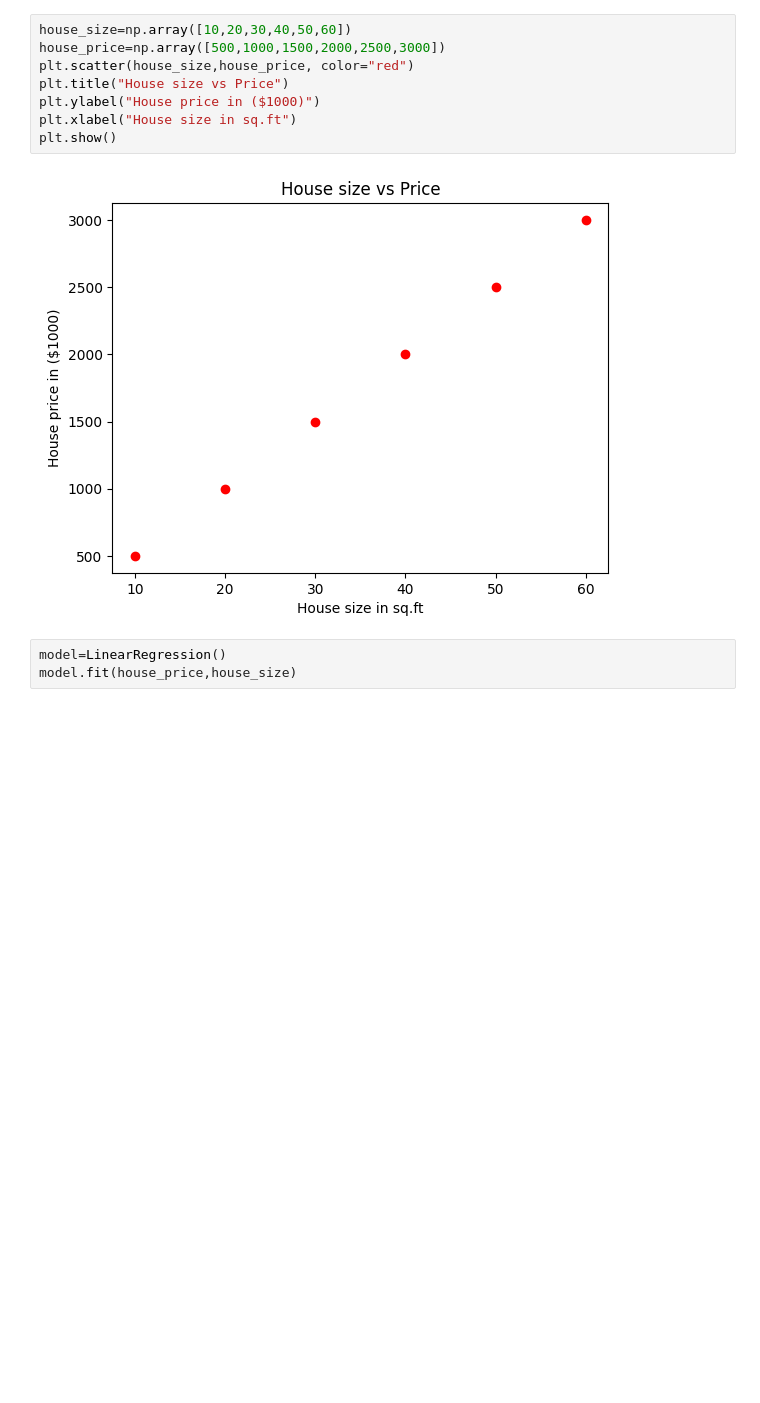
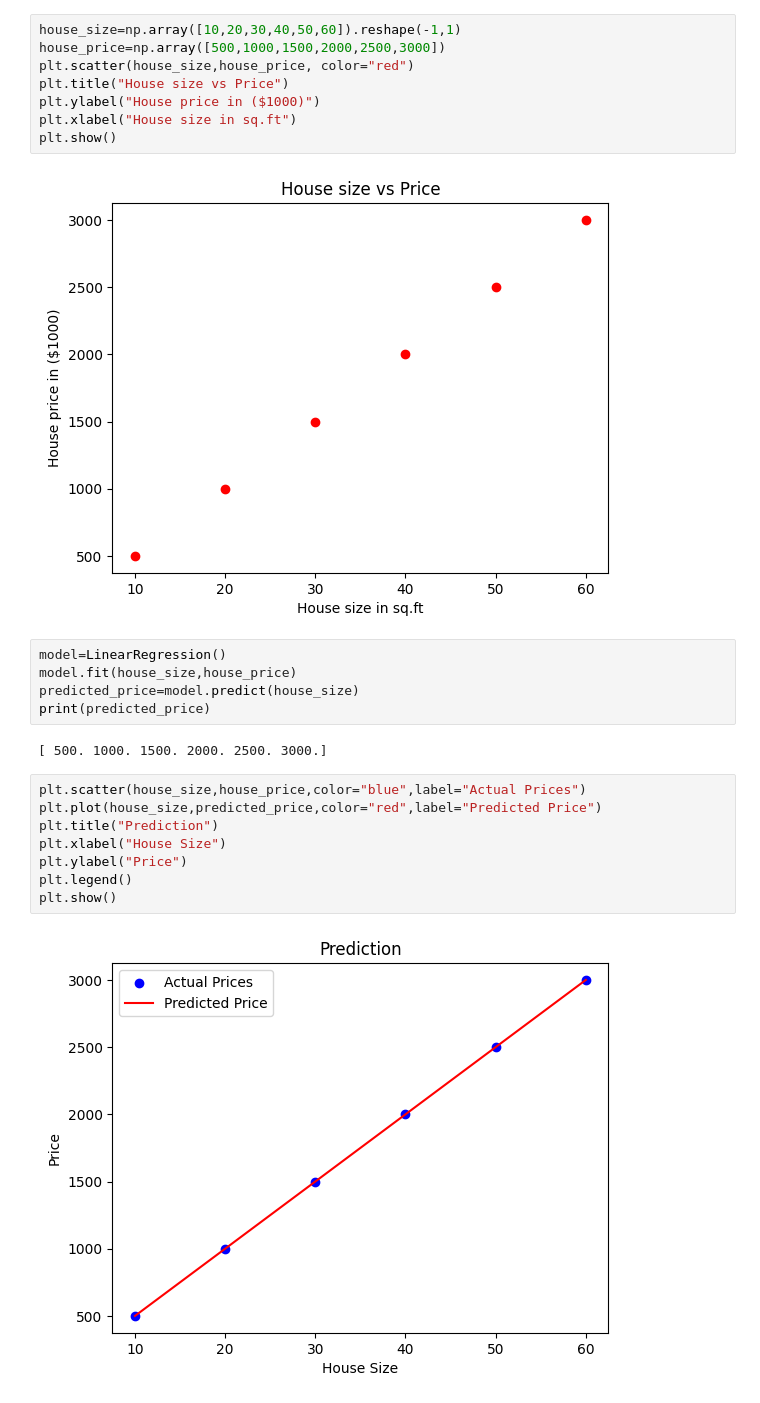
Before and after one commit to DeMoN-7/Pattern-Recognition, a Jupyter notebook: Lab Experiments/exp2/linear_regression.ipynb, the cells around one changed output. Saved outputs shown, nothing was run; the diff lists cells and outputs as text; blank space fills up the shorter version.

```diff
--- a/Lab Experiments/exp2/linear_regression.ipynb
+++ b/Lab Experiments/exp2/linear_regression.ipynb
@@ -8,7 +8,7 @@ import pandas as pd
 import matplotlib.pyplot as plt
 from sklearn.linear_model import LinearRegression
 # %%
-house_size=np.array([10,20,30,40,50,60])
+house_size=np.array([10,20,30,40,50,60]).reshape(-1,1)
 house_price=np.array([500,1000,1500,2000,2500,3000])
 plt.scatter(house_size,house_price, color="red")
 plt.title("House size vs Price")
@@ -19,4 +19,18 @@ plt.show()
 [figure]
 # %%
 model=LinearRegression()
-model.fit(house_price,house_size)
+model.fit(house_size,house_price)
+predicted_price=model.predict(house_size)
+print(predicted_price)
+# %% [output]
+[ 500. 1000. 1500. 2000. 2500. 3000.]
+# %%
+plt.scatter(house_size,house_price,color="blue",label="Actual Prices")
+plt.plot(house_size,predicted_price,color="red",label="Predicted Price")
+plt.title("Prediction")
+plt.xlabel("House Size")
+plt.ylabel("Price")
+plt.legend()
+plt.show()
+# %% [output]
+[figure, added]
```
